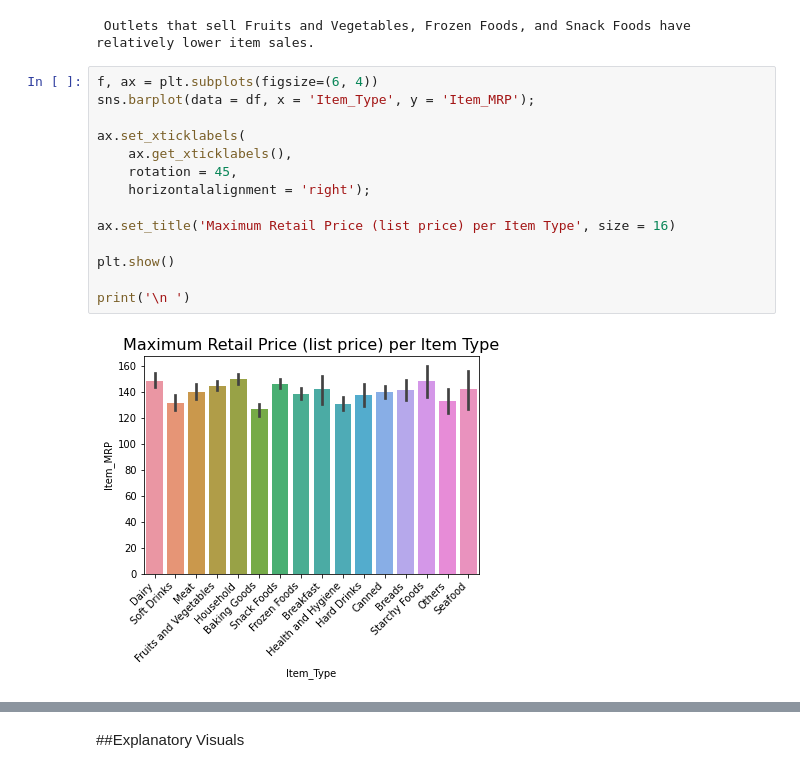
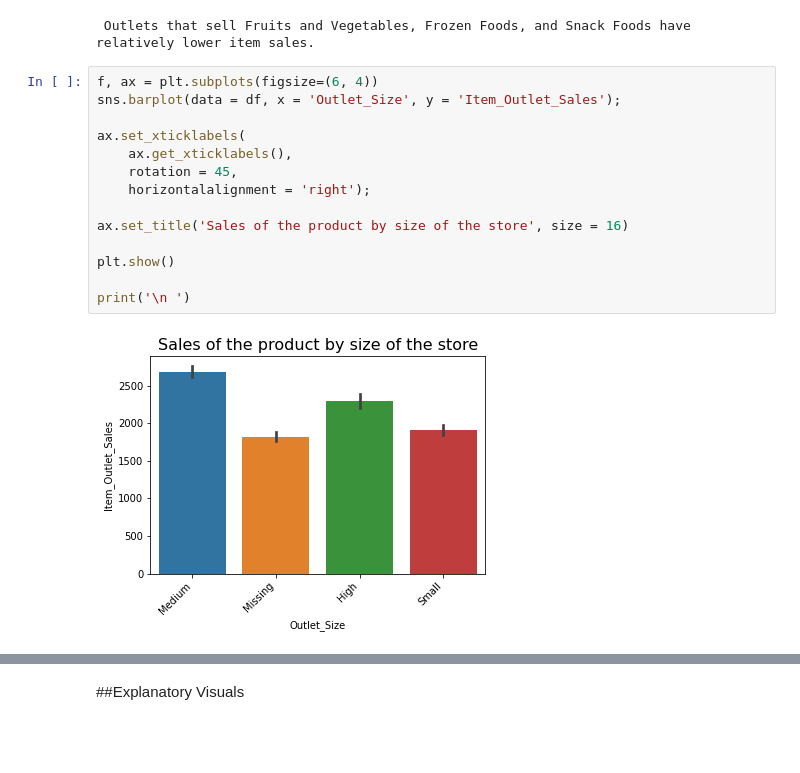
Before and after one commit to craiggossen/Projects, a Jupyter notebook: food_sales_predictions.ipynb, the cells around one changed output, grey strips where cells are left out. Cells and saved outputs as stored; diff of their text form; blank space fills up the shorter version.

```diff
--- a/food_sales_predictions.ipynb
+++ b/food_sales_predictions.ipynb
@@ -300,20 +300,20 @@ print('\n Outlets that sell Fruits and Vegetables, Frozen Foods, and Snack Foods
  Outlets that sell Fruits and Vegetables, Frozen Foods, and Snack Foods have relatively lower item sales.
 # %%
 f, ax = plt.subplots(figsize=(6, 4))
-sns.barplot(data = df, x = 'Item_Type', y = 'Item_MRP');
+sns.barplot(data = df, x = 'Outlet_Size', y = 'Item_Outlet_Sales');
 
 ax.set_xticklabels(
     ax.get_xticklabels(),
     rotation = 45,
     horizontalalignment = 'right');
 
-ax.set_title('Maximum Retail Price (list price) per Item Type', size = 16)
+ax.set_title('Sales of the product by size of the store', size = 16)
 
 plt.show()
 
 print('\n ')
 # %% [output]
-[figure, old version]
+[figure, new version]
 # %%
 corr = df.corr()
 
```
Also changed, not shown: parts of 1 cell of this notebook.
